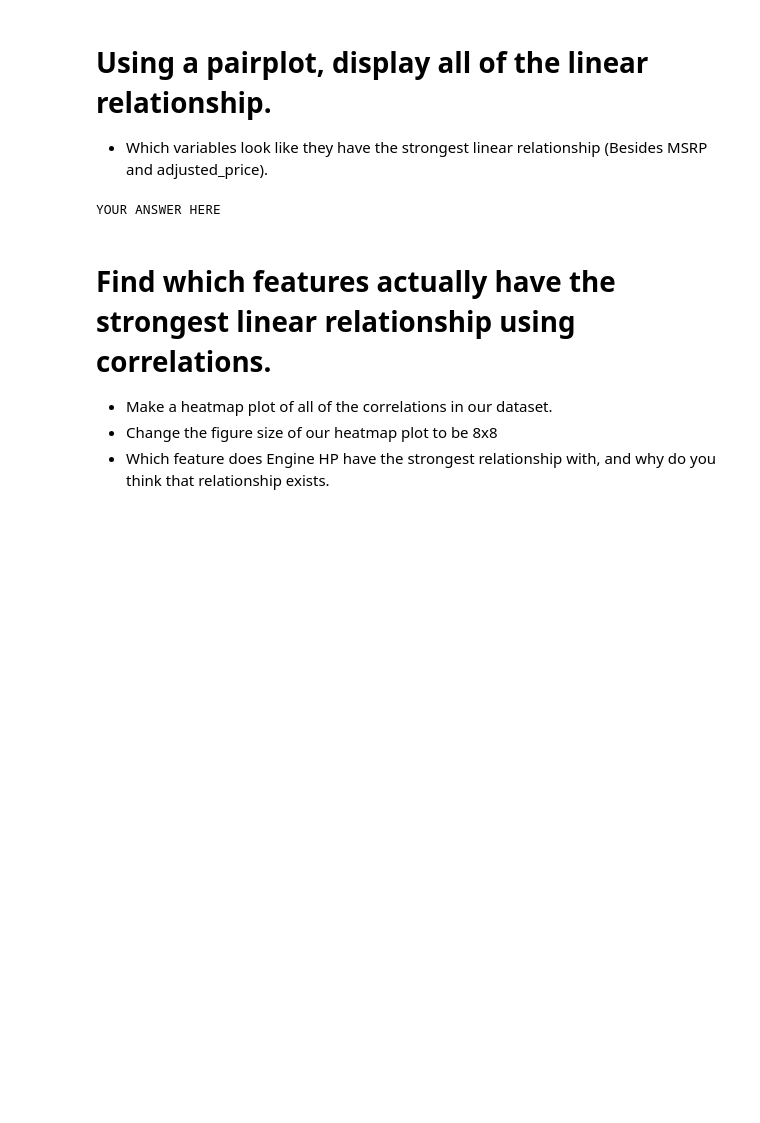
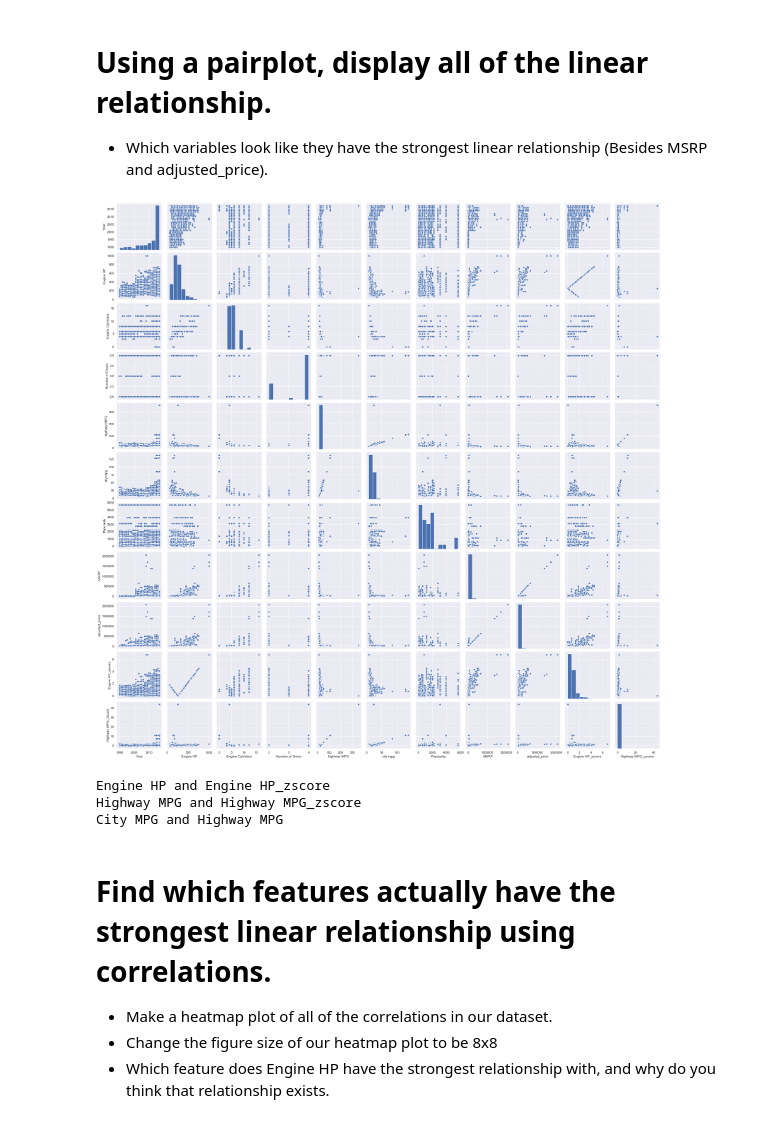
Before and after one commit to Josslyn1127/2020-fall-data-science, a Jupyter notebook: Week2-EDA/Exercise-EDA.ipynb, the cells around one changed output. Saved outputs shown, nothing was run; the diff lists cells and outputs as text; code cells hidden in the pictures; blank space fills up the shorter version.

```diff
--- a/Week2-EDA/Exercise-EDA.ipynb
+++ b/Week2-EDA/Exercise-EDA.ipynb
@@ -244,12 +244,18 @@ Engine HP affects highway MPG in a negative way as the correlation is slighly de
 * Which variables look like they have the strongest linear relationship (Besides MSRP and adjusted_price).
 # %%
 # Using a pairplot, display all of the linear relationship.
-sns.pairplot(dfcopy)
+sns.pairplot(df);
+# %% [output]
+[figure, added]
 # %%
 # * Which variables look like they have the strongest linear relationship (Besides MSRP and adjusted_price).
-print('YOUR ANSWER HERE')
+print('Engine HP and Engine HP_zscore')
+print('Highway MPG and Highway MPG_zscore')
+print('City MPG and Highway MPG')
 # %% [output]
-YOUR ANSWER HERE
+Engine HP and Engine HP_zscore
+Highway MPG and Highway MPG_zscore
+City MPG and Highway MPG
 # %% [markdown]
 # Find which features actually have the strongest linear relationship using correlations.
 * Make a heatmap plot of all of the correlations in our dataset.
```
Also changed, not shown: parts of 2 cells of this notebook.
